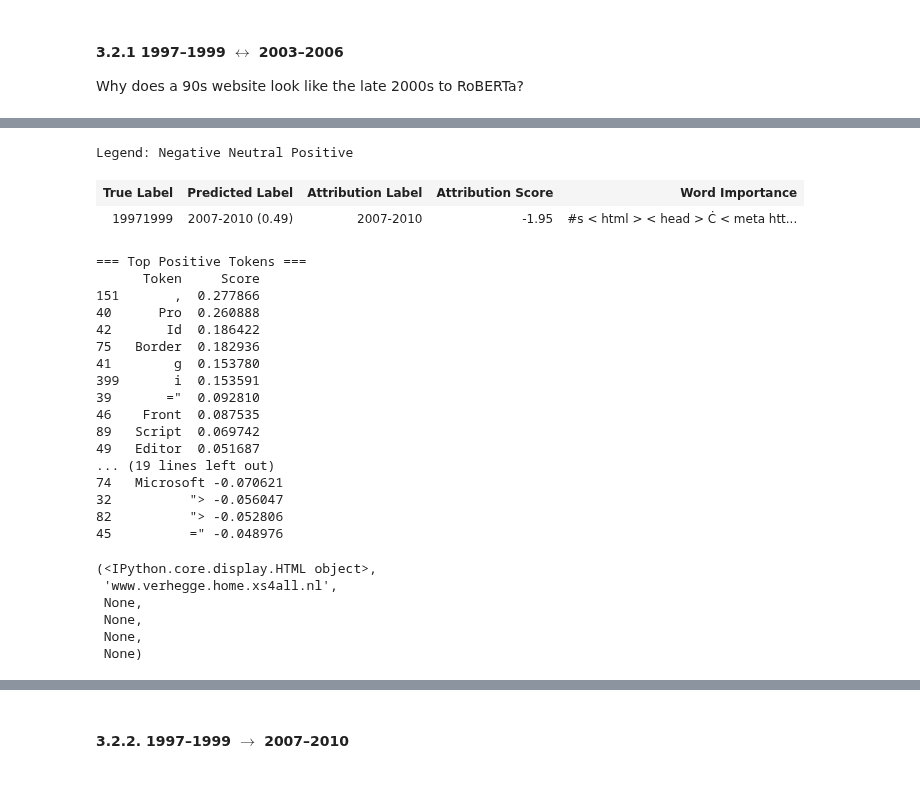
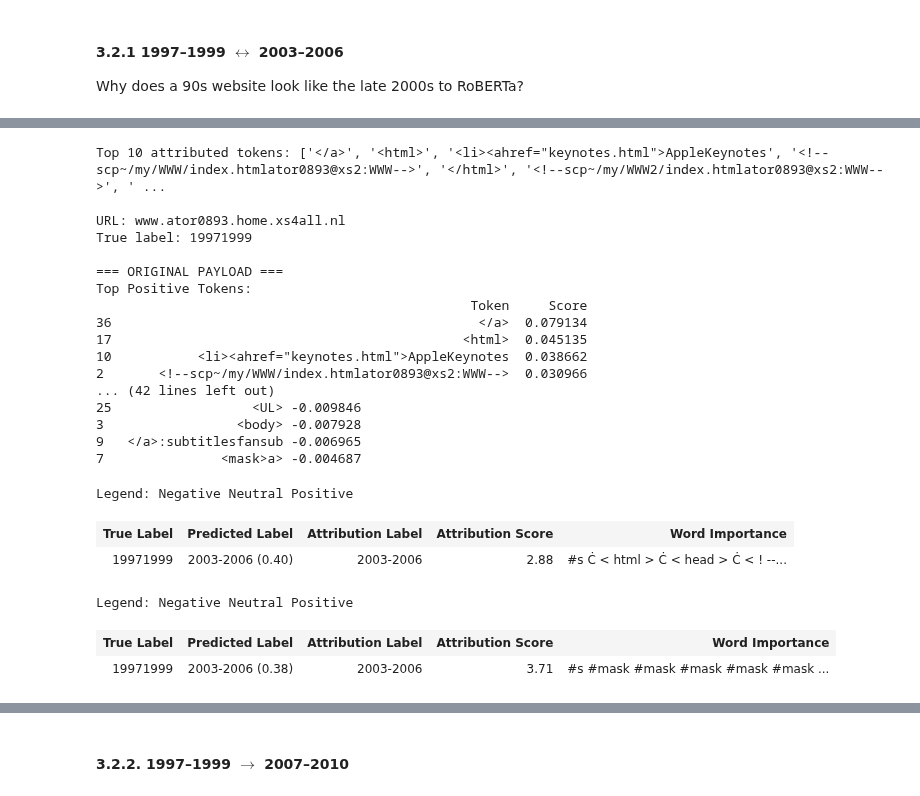
Before and after one commit to digitalctrlv/TIME2WARC, a Jupyter notebook: jupyternotebooks/IG_vertical_v2.3.ipynb, the cells around one changed output, grey strips where cells are left out. Cells and saved outputs as stored; diff of their text form; code cells hidden in the pictures.

```diff
--- a/jupyternotebooks/IG_vertical_v2.3.ipynb
+++ b/jupyternotebooks/IG_vertical_v2.3.ipynb
@@ -19,19 +31,17 @@ import torch
 # %%
 device = torch.device("cuda" if torch.cuda.is_available() else "cpu")
 
-model_v2_3_name = "./models/v2_3_optimal_weights_fold1"
+model_v2_3_name = "/Users/anoukflinkert/TIME2WARC/models/v2_3_optimal_weights_fold1"
 model_v2_3 = AutoModelForSequenceClassification.from_pretrained(model_v2_3_name)
 model_v2_3.eval()
 
 tokenizer_v2_3 = AutoTokenizer.from_pretrained("roberta-base")
 
-# Make sure to use the correct dataset for each model
-# For privacy reasons, I am not allowed to share the original dataset analyzed here.
-# This path allows you to use it for your personal annotated websites.
-df_13 = pd.read_json(r".\output\websites_annotated.jsonl", lines=True)
+# # Make sure to use the correct dataset for each model
+df_12 = pd.read_json(r"<path_to_your_jsonl_file>", lines=True)
 
 label_encoder = LabelEncoder()
-df_13['label'] = label_encoder.fit_transform(df_13['period_bucket'])
+df_12['label'] = label_encoder.fit_transform(df_12['period_bucket'])
 # %%
 # After a few test runs some generators still showed,  but that is probably due to varying notations of e.g. 'FrontPage.Editor'
 
@@ -49,7 +59,7 @@ def mask_payload(payload):
     return payload
 # %%
 # Testing the masking
-subset = df_13[df_13['label'] == 0]
+subset = df_12[df_12['label'] == 0]
 subset_reset = subset.reset_index(drop=True)
 samples = []
 for idx, row in subset[10:15].iterrows():
@@ -108,7 +118,7 @@ def missclassifications(model, tokenizer, df, true_label_idx, miss_label_idx, ma
                 'pred_label' : id2label.get(predicted_idx)
             })
 
-            if len(samples) >=3:
+            if len(samples) >=5:
                 break
 
     return samples
@@ -156,7 +312,7 @@ def visualization(model, tokenizer, subset, item_index=0):
 Why does a 90s website look like the late 2000s to RoBERTa?
 # %%
 # Load the sample subset (n=3)
-conf_97_03 = missclassifications(model_v2_3, tokenizer_v2_3, df_13, 0, 2)
+conf_97_03 = missclassifications(model_v2_3, tokenizer_v2_3, df_12, 0, 2)
 # %%
 # Visualize the attribution scores of the first sample (change item_index)
 visualization(model_v2_3, tokenizer_v2_3, conf_97_03, item_index=0)
@@ -190,29 +360,26 @@ Legend: Negative Neutral Positive
 # %%
-visualization(model_v2_3, tokenizer_v2_3, conf_97_03, item_index=1)
+visualization(model_v2_3, tokenizer_v2_3, conf_97_03, item_index=4)
 # %% [output]
-Legend: Negative Neutral Positive
+Top 10 attributed tokens: ['</a>', '<html>', '<li><ahref="keynotes.html">AppleKeynotes', '<!--scp~/my/WWW/index.htmlator0893@xs2:WWW-->', '</html>', '<!--scp~/my/WWW2/index.htmlator0893@xs2:WWW-->', ' ...
+
+URL: www.ator0893.home.xs4all.nl
+True label: 19971999
+
+=== ORIGINAL PAYLOAD ===
+Top Positive Tokens:
+                                                Token     Score
+36                                               </a>  0.079134
+17                                             <html>  0.045135
+10           <li><ahref="keynotes.html">AppleKeynotes  0.038662
+2       <!--scp~/my/WWW/index.htmlator0893@xs2:WWW-->  0.030966
+... (42 lines left out)
+25                  <UL> -0.009846
+3                 <body> -0.007928
+9   </a>:subtitlesfansub -0.006965
+7               <mask>a> -0.004687
+Legend: Negative Neutral Positive
 | True Label | Predicted Label | Attribution Label | Attribution Score | Word Importance |
-| 19971999 | 2007-2010 (0.49) | 2007-2010 | -1.95 | #s < html > < head > Ċ < meta htt... |
+| 19971999 | 2003-2006 (0.40) | 2003-2006 | 2.88 | #s Ċ < html > Ċ < head > Ċ < ! --... |
-=== Top Positive Tokens ===
-      Token     Score
-151       ,  0.277866
-40      Pro  0.260888
-42       Id  0.186422
-75   Border  0.182936
-41        g  0.153780
-399       i  0.153591
-39       ="  0.092810
-46    Front  0.087535
-89   Script  0.069742
-49   Editor  0.051687
-... (19 lines left out)
-74   Microsoft -0.070621
-32          "> -0.056047
-82          "> -0.052806
-45          =" -0.048976
-(<IPython.core.display.HTML object>,
- 'www.verhegge.home.xs4all.nl',
- None,
- None,
- None,
- None)
+Legend: Negative Neutral Positive
+| True Label | Predicted Label | Attribution Label | Attribution Score | Word Importance |
+| 19971999 | 2003-2006 (0.38) | 2003-2006 | 3.71 | #s #mask #mask #mask #mask #mask ... |
```
Also changed, not shown: parts of 24 cells of this notebook, 23 other files.
